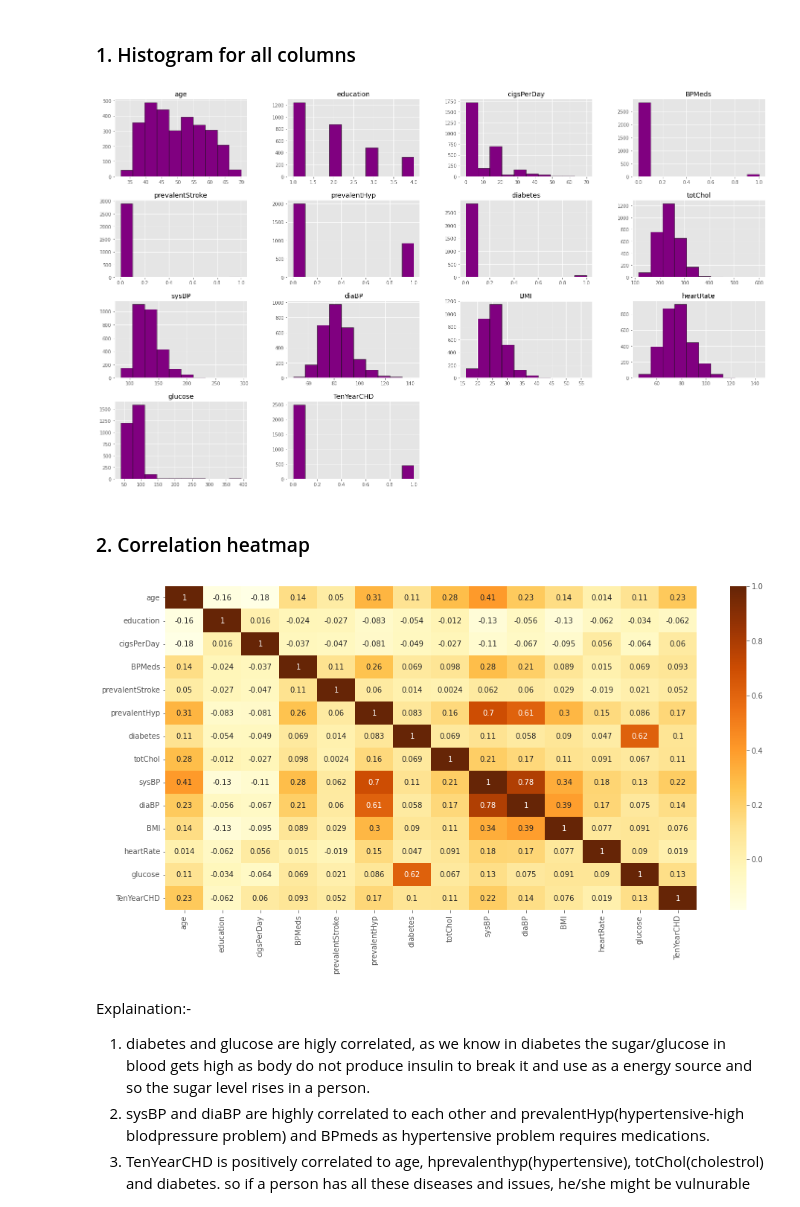
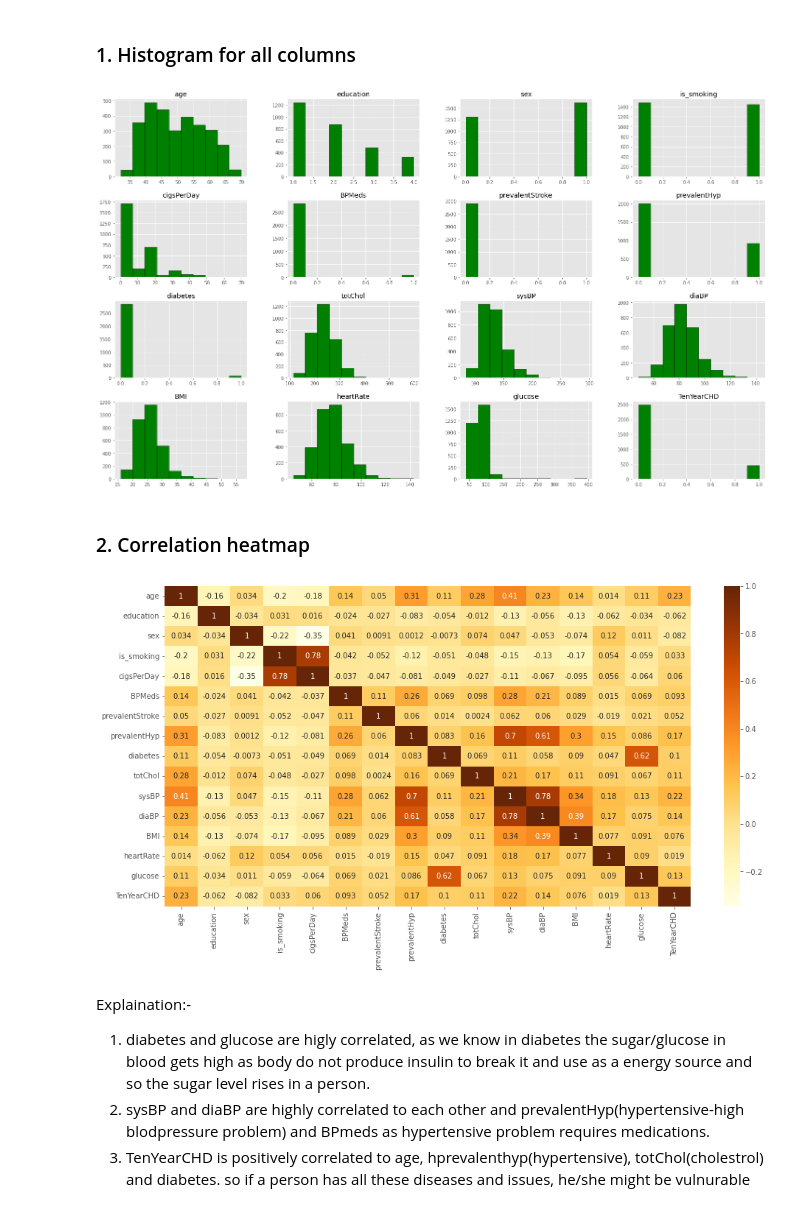
Before and after one commit to Samarjeet-singh-chhabra/Classification-CardioVascular-Risk-Pridiction, a Jupyter notebook: PERSONAL_NOTEBOOK_|_CP_3_|_CARDIOVASCULAR_RISK_PREDICTION_|_SAMARJEET.ipynb, the cells around one changed output. Saved outputs shown, nothing was run; the diff lists cells and outputs as text; code cells hidden in the pictures.

```diff
--- a/PERSONAL_NOTEBOOK_|_CP_3_|_CARDIOVASCULAR_RISK_PREDICTION_|_SAMARJEET.ipynb
+++ b/PERSONAL_NOTEBOOK_|_CP_3_|_CARDIOVASCULAR_RISK_PREDICTION_|_SAMARJEET.ipynb
@@ -396,3 +412,7 @@ Explaination:-
+# %%
+label_encoding = {'sex' : {'M': 0, 'F': 1}, 'is_smoking' : {'NO' : 0, 'YES' : 1}}
+
+cvd_df = cvd_df.replace(label_encoding)
 # %% [markdown]
 ## Dividing into categorical and numerical features.
 # %%
@@ -436,17 +437,21 @@ cvd_df.head()
 # %% [markdown]
 ## **UNIVARIATE ANALYSIS**
+# %%
+def clr():
+  colors=['green', 'blue', 'purple','red', 'orange', 'maroon', 'yellow', ]
+  clr= random.choice(colors)
+  return clr
 # %% [markdown]
 ### 1. Histogram for all columns
 # %%
 # it shows the value distribution in each columns
+
+
 plt.style.use('ggplot')
-colors=['green', 'blue', 'purple','red', 'orange', 'maroon', 'yellow', ]
-clr= random.choice(colors)
-
-cvd_df.hist(figsize=(25,15),color = clr, ec="black")
+cvd_df.hist(figsize=(25,15),color = clr(), ec="black")
 plt.show()
 # %% [output]
-[figure, old version]
+[figure, new version]
 # %% [markdown]
 ### 2. Correlation heatmap
 # %%
@@ -455,7 +460,7 @@ plt.figure(figsize = (16,8))
 sns.heatmap(cvd_df.corr(),annot=True,cmap="YlOrBr")
 plt.show()
 # %% [output]
-[figure, old version]
+[figure, new version]
 # %% [markdown]
 Explaination:-
 1. diabetes and glucose are higly correlated, as we know in diabetes the sugar/glucose in blood gets high as body do not produce insulin to break it and use as a energy source and so the sugar level rises in a person.
```
Also changed, not shown: parts of 98 cells of this notebook.
